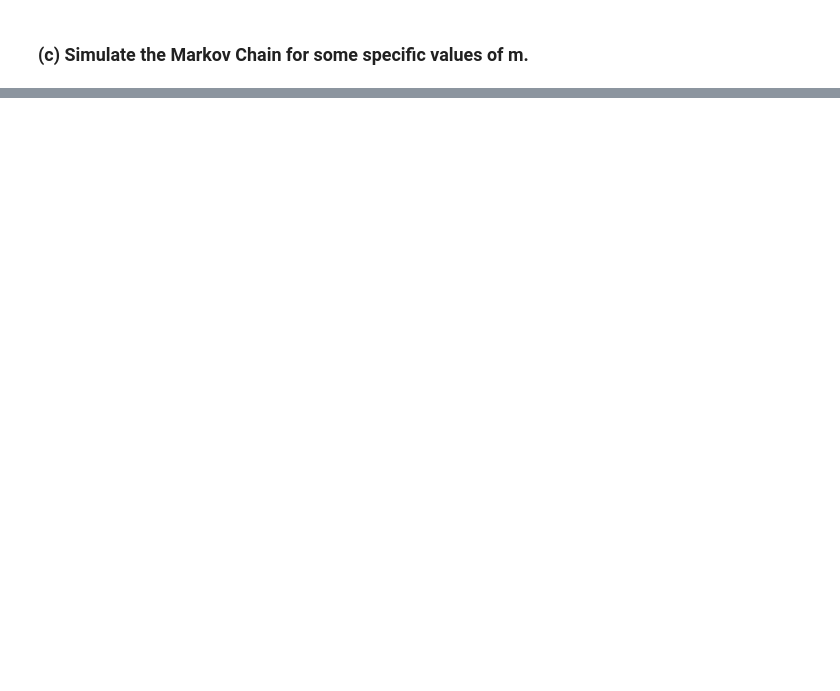
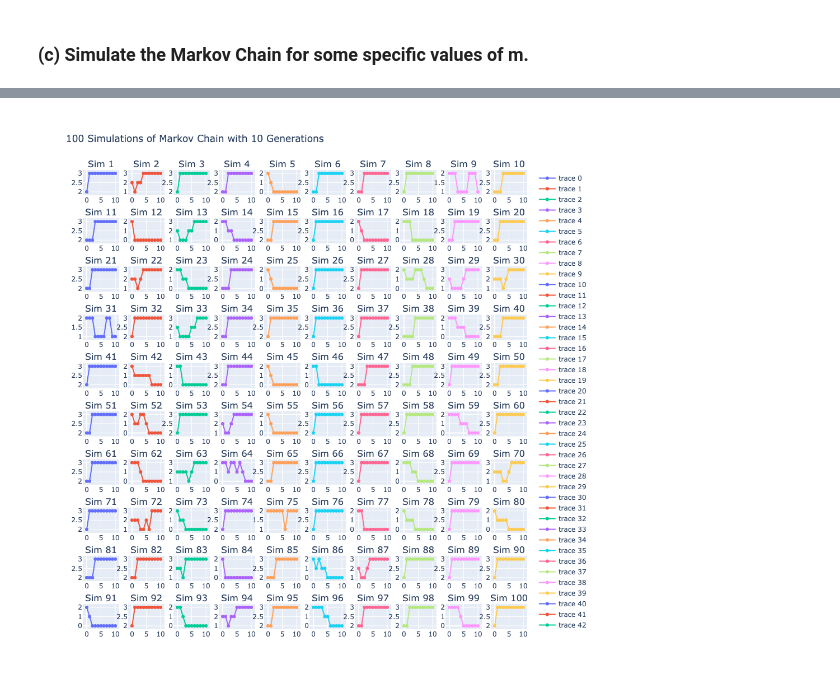
Before and after one commit to mwboiss/Stochastic_Process_Project_3, a Jupyter notebook: Proj_3.ipynb, the cells around one changed output, grey strips where cells are left out. Drawn from its saved outputs; the diff is of its cells as text; code cells hidden in the pictures; blank space fills up the shorter version.

```diff
--- a/Proj_3.ipynb
+++ b/Proj_3.ipynb
@@ -117,0 +305,9 @@ for j in list(range(0, m + 1)):
+# %%
+m = 3
+i = 2
+generations = 10
+simulations = 100
+
+plot_simulation_results(m, i, generations, simulations)
+# %% [output]
+[figure, added]
```
Also changed, not shown: parts of 53 cells of this notebook.
